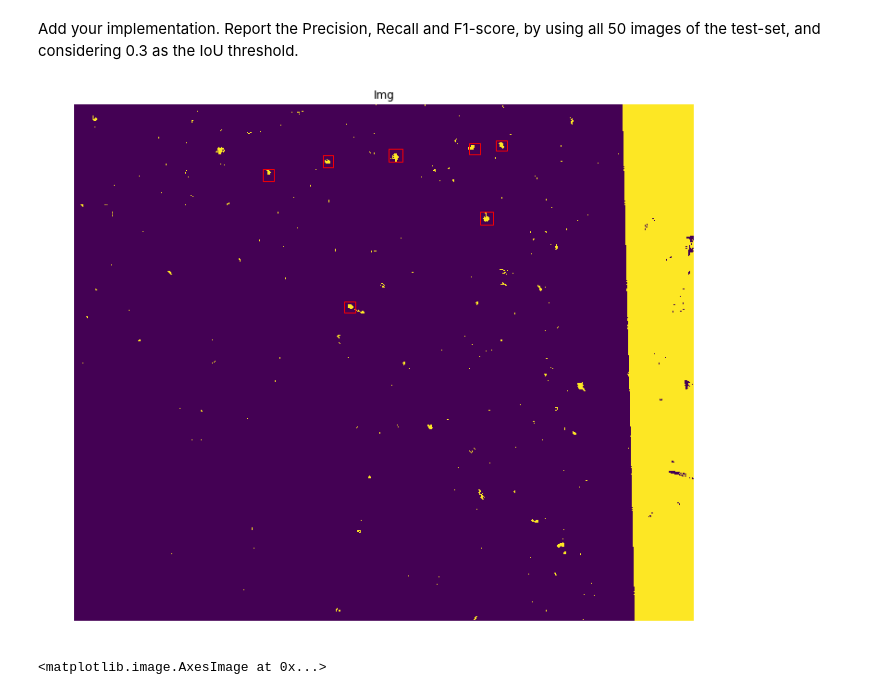
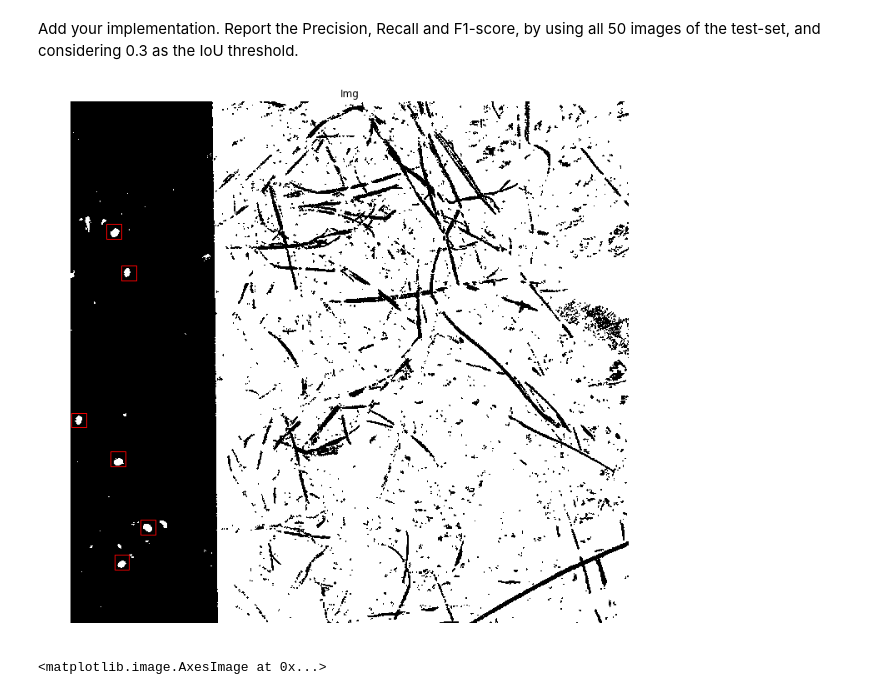
Before and after one commit to emmwel/img_an_pat_rec, a Jupyter notebook: project/special_project.ipynb, the cells around one changed output. Cells and saved outputs as stored; diff of their text form; code cells hidden in the pictures.

```diff
--- a/project/special_project.ipynb
+++ b/project/special_project.ipynb
@@ -178,18 +179,18 @@ Add your implementation. Report the Precision, Recall and F1-score, by using all
 # %%
 # Plot images
 fig, ax = plt.subplots(1, 1, figsize=(12, 12))
 # Iterate over annotations
-for anno in train_annotations[3]:
+for anno in test_annotations[3]:
     rect = patches.Rectangle((anno['bbox'][0], anno['bbox'][1]), anno['bbox'][2], anno['bbox'][3],
             linewidth=1,edgecolor='r',facecolor='none')
     ax.add_patch(rect)
 
-ax.imshow(train[3])
+ax.imshow(test[3],cmap='gray')
 ax.axis('off')
 ax.set_title('Img')
 plt.show()
 # %% [output]
-[figure, old version]
+[figure, new version]
 # %%
 #Your code
 bbox = train_annotations[0][0]['bbox']
```
Also changed, not shown: parts of 25 cells of this notebook.
